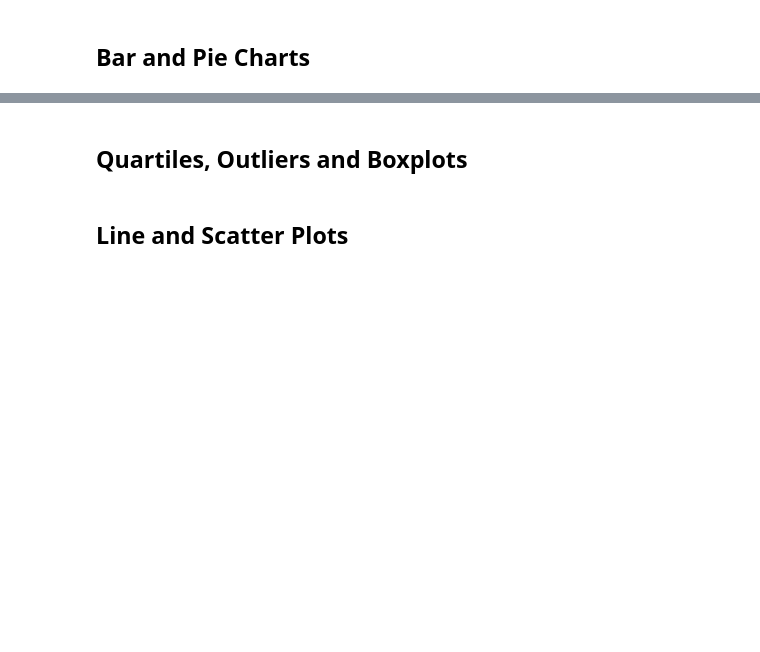
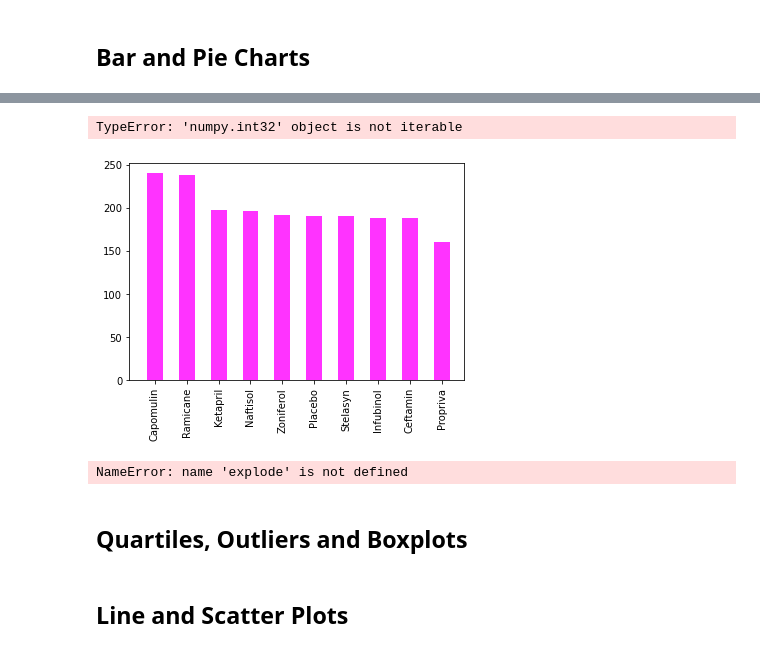
Before and after one commit to Travbz/matplotlib-challenge, a Jupyter notebook: Pymaceuticals/pymaceuticals_starter.ipynb, the cells around one changed output, grey strips where cells are left out. Cells and saved outputs as stored; diff of their text form; code cells hidden in the pictures; blank space fills up the shorter version.

```diff
--- a/Pymaceuticals/pymaceuticals_starter.ipynb
+++ b/Pymaceuticals/pymaceuticals_starter.ipynb
@@ -169,5 +182,35 @@ SyntaxError: invalid syntax (<ipython-input-9-0382caa2b076>, line 5)
+# %%
+#matplot
+#find drugs used
+x_plot = cleaned_mice['Drug Regimen'].value_counts()
+
+#find mice experimented on for each regimen
+y_plot = tumor_volume['Count'].count()
+
+#assemble plot
+plot_data = x_plot.add(y_plot, fill_value=0)
+plot_data.plot(kind="bar", alpha=0.8, facecolor="fuchsia")
+
+#format plot
+plt.xlim(-0.8, len(x_plot)-0.3)
+plt.ylim(0, max(y_plot)+10)
+plt.ylabel('Number of Treatments/Measurments')
+plt.xlabel('Drug Regimen')
+plt.titleNumber of Treatments/Measurments
+# %% [output]
+TypeError: 'numpy.int32' object is not iterable
+[figure, added]
 # %%
 # Generate a pie plot showing the distribution of female versus male mice using pandas
+mouse_gender = cleaned_mice.groupby(["Sex"])
+mouse_gender_count = mouse_gender["Mouse ID"].nunique()
+labels = ["Female", "Male"]
+
+mouse_gender_count.plot.pie(title='Distribution of mice per gender\n Pandas', autopct="%1.1f%%", explode=explode)
+plt.ylabel('')
+plt.legend(loc=2)
+# %% [output]
+NameError: name 'explode' is not defined
 # %%
 # Generate a pie plot showing the distribution of female versus male mice using pyplot
 # %% [markdown]
```
Also changed, not shown: parts of 6 cells of this notebook.
